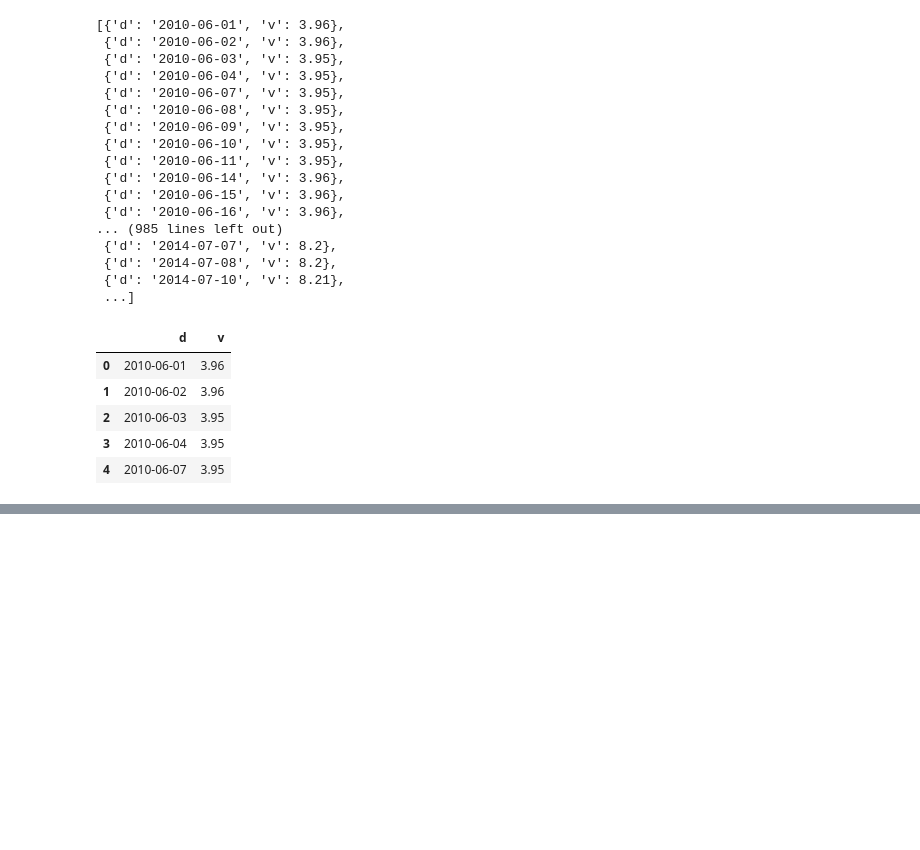
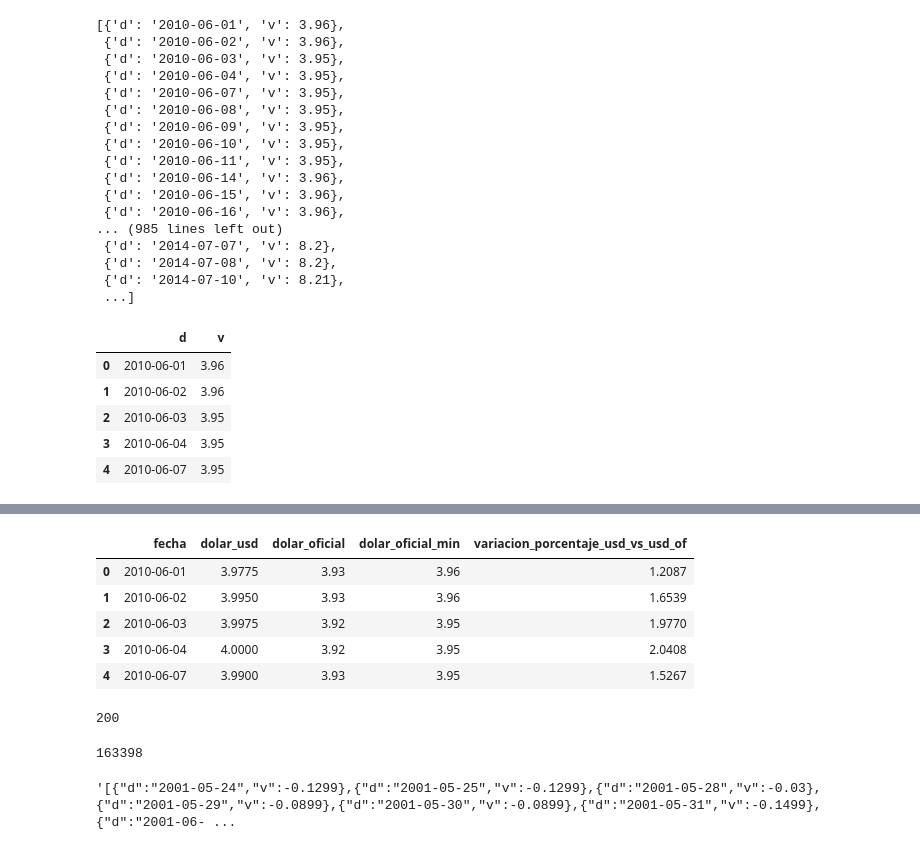
Before and after one commit to vongif/DataEngineeringBCRA, a Jupyter notebook: cotizaciones.ipynb, the cells around one changed output, grey strips where cells are left out. Cells and saved outputs as stored; diff of their text form; code cells hidden in the pictures; blank space fills up the shorter version.

```diff
--- a/cotizaciones.ipynb
+++ b/cotizaciones.ipynb
@@ -278,0 +246,5 @@ conn.execute("""
+# %%
+url='https://api.estadisticasbcra.com/var_usd_vs_usd_of'
+headers= {"Content-Type":"application/json","Authorization":f"BEARER {api['api_key']}"}
+result= requests.get(url,headers=headers)
+print(result.status_code)
@@ -278,0 +280,4 @@ conn.execute("""
+# %%
+jsondata=json.loads(texto)
+df4=pd.DataFrame.from_dict(jsondata)
+df4.head()
@@ -278,0 +291,3 @@ conn.execute("""
+# %%
+df4.rename(columns={'d':'fecha', 'v':'variacion_porcentaje_usd_vs_usd_of'},inplace=True)
+df4.head()
@@ -278,0 +303,23 @@ conn.execute("""
+# %%
+df_final_1 = pd.merge(df_final, df4, on='fecha', how='inner')
+df_final_1.head()
+# %% [output]
+|  | fecha | dolar_usd | dolar_oficial | dolar_oficial_min | variacion_porcentaje_usd_vs_usd_of |
+| 0 | 2010-06-01 | 3.9775 | 3.93 | 3.96 | 1.2087 |
+| 1 | 2010-06-02 | 3.9950 | 3.93 | 3.96 | 1.6539 |
+| 2 | 2010-06-03 | 3.9975 | 3.92 | 3.95 | 1.9770 |
+| 3 | 2010-06-04 | 4.0000 | 3.92 | 3.95 | 2.0408 |
+| 4 | 2010-06-07 | 3.9900 | 3.93 | 3.95 | 1.5267 |
+# %%
+url='https://api.estadisticasbcra.com/var_usd_interanual'
+headers= {"Content-Type":"application/json","Authorization":f"BEARER {api['api_key']}"}
+result= requests.get(url,headers=headers)
+print(result.status_code)
+# %% [output]
+200
+# %%
+print(len(result.text))
+result.text
+# %% [output]
+163398
+'[{"d":"2001-05-24","v":-0.1299},{"d":"2001-05-25","v":-0.1299},{"d":"2001-05-28","v":-0.03},{"d":"2001-05-29","v":-0.0899},{"d":"2001-05-30","v":-0.0899},{"d":"2001-05-31","v":-0.1499},{"d":"2001-06- ...
```
Also changed, not shown: parts of 53 cells of this notebook, 6 other files.
